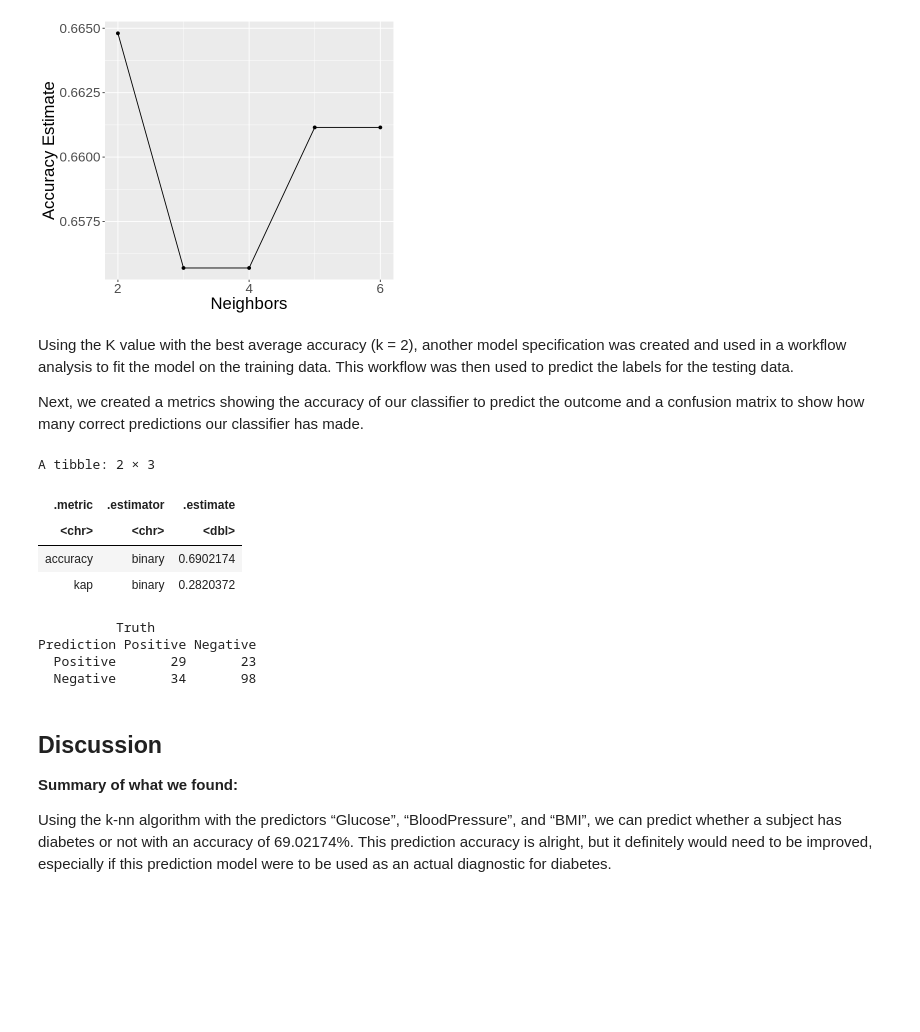
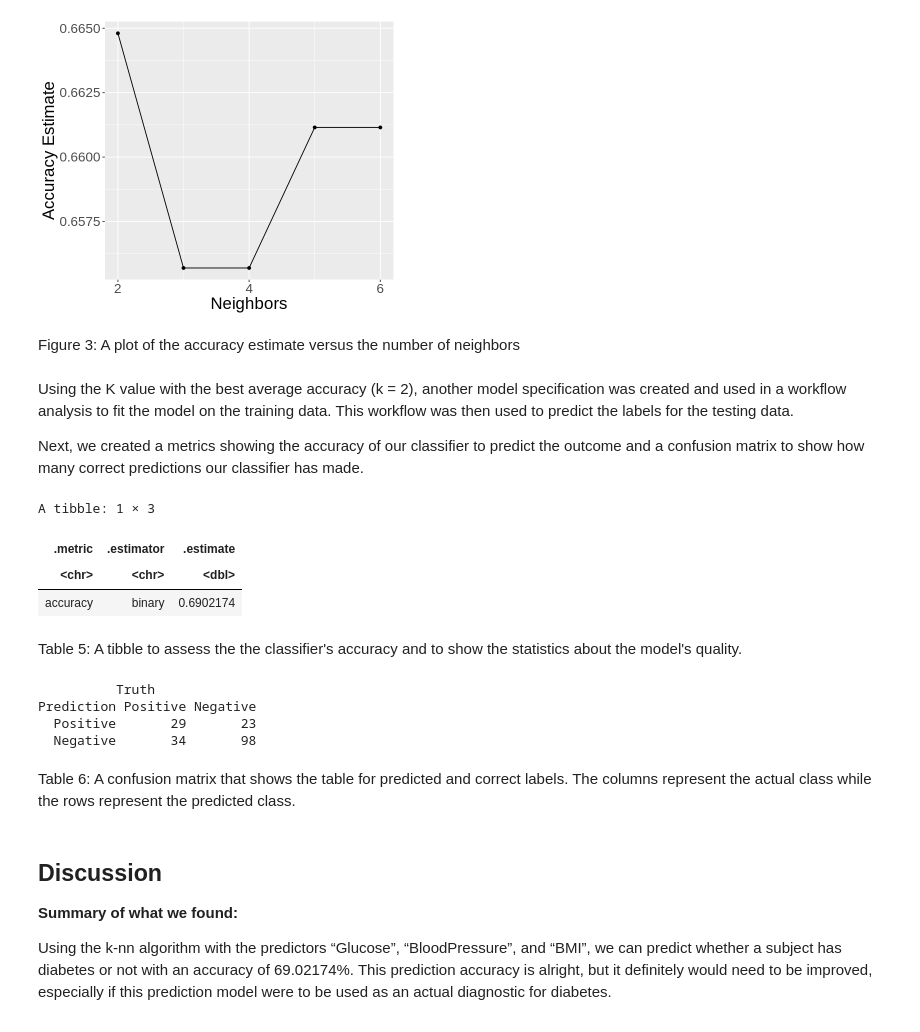
Before and after one commit to NDChavez/diabetes_final, a Jupyter notebook: diabetes_final_project.ipynb, the cells around one changed output. Saved outputs shown, nothing was run; the diff lists cells and outputs as text; code cells hidden in the pictures; blank space fills up the shorter version.

```diff
--- a/diabetes_final_project.ipynb
+++ b/diabetes_final_project.ipynb
@@ -240,6 +240,8 @@ cross_val_plot <- ggplot(accuracies, aes(x = neighbors, y = mean)) +
 cross_val_plot
 # %% [output]
 [figure]
+# %% [markdown]
+Figure 3: A plot of the accuracy estimate versus the number of neighbors
 # %% [markdown]
 Using the K value with the best average accuracy (k = 2), another model specification was created and used in a workflow analysis to fit the model on the training data. This workflow was then used to predict the labels for the testing data.
 
@@ -247,39 +249,44 @@ Next, we created a metrics showing the accuracy of our classifier to predict the
 # %%
 # Create a K-nearest neighbors model specification with k = 2
 diabetes_spec <- nearest_neighbor(weight_func = "rectangular", neighbors = 2) |>
   set_engine("kknn") |>
   set_mode("classification")
 
 # Create a workflow using the model specification with k = 2
 diabetes_fit <- workflow() |>
   add_recipe(diabetes_recipe) |>
   add_model(diabetes_spec) |>
   fit(data = diabetes_train)
 
 # Predict the outcome labels for the test set
 diabetes_predictions <- diabetes_fit |>
     predict(diabetes_test) |>
     bind_cols(diabetes_test)
 
 # Find the classifier's accuracy
 diabetes_metrics <- diabetes_predictions |>
-    metrics(truth = Outcome, estimate = .pred_class)
+    metrics(truth = Outcome, estimate = .pred_class) |>
+    filter(.metric == "accuracy")
 diabetes_metrics
-
-# create a confusion matrix
-diabetes_conf_mat <- diabetes_predictions |>
-    conf_mat(truth = Outcome, estimate = .pred_class)
-diabetes_conf_mat
 # %% [output]
-A tibble: 2 × 3
+A tibble: 1 × 3
 | .metric | .estimator | .estimate |
 | <chr> | <chr> | <dbl> |
 | accuracy | binary | 0.6902174 |
-| kap | binary | 0.2820372 |
-          Truth
-Prediction Positive Negative
-  Positive       29       23
-  Negative       34       98
+# %% [markdown]
+Table 5: A tibble to assess the the classifier's accuracy and to show the statistics about the model's quality.
+# %%
+# create a confusion matrix
+diabetes_conf_mat <- diabetes_predictions |>
+    conf_mat(truth = Outcome, estimate = .pred_class)
+diabetes_conf_mat
+# %% [output]
+          Truth
+Prediction Positive Negative
+  Positive       29       23
+  Negative       34       98
+# %% [markdown]
+Table 6: A confusion matrix that shows the table for predicted and correct labels. The columns represent the actual class while the rows represent the predicted class.
 # %% [markdown]
 ## Discussion ##
 
```
Also changed, not shown: parts of 10 cells of this notebook.
